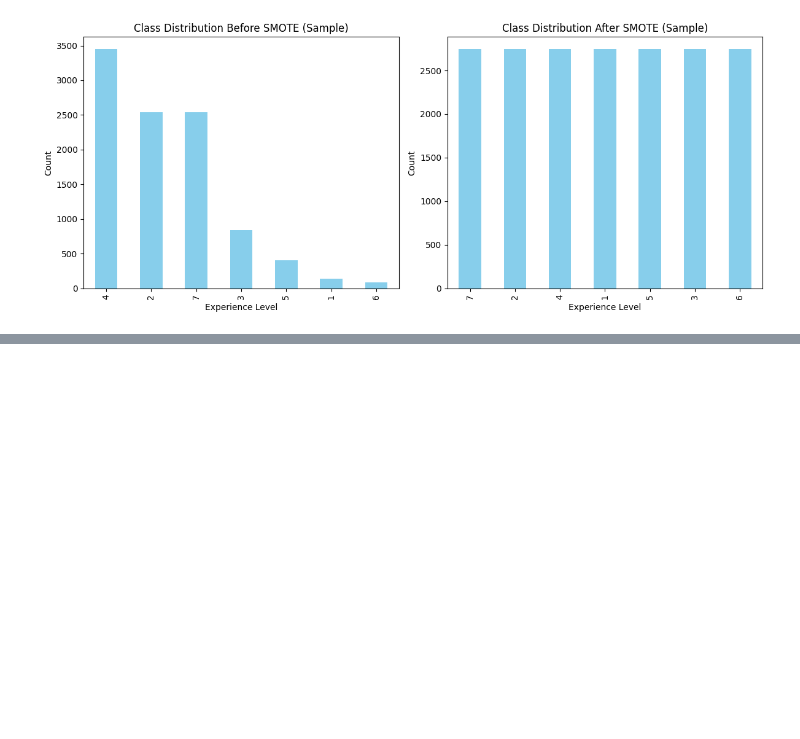
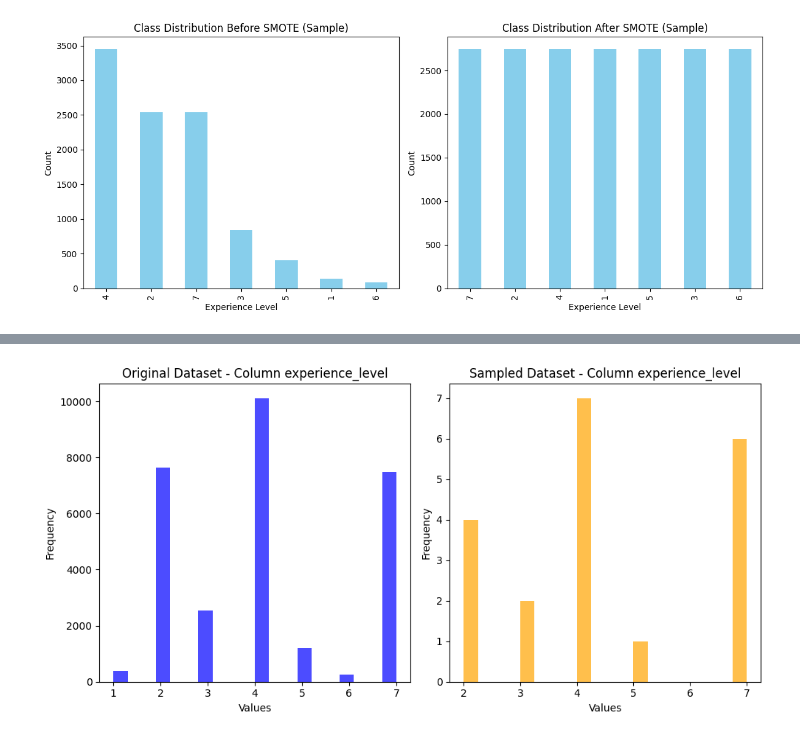
Before and after one commit to FlorianHalimi/LinkedIn-Job-Analysis-Data-Preprocessing-Visualization, a Jupyter notebook: data_preprocessing.ipynb, the cells around one changed output, grey strips where cells are left out. Cells and saved outputs as stored; diff of their text form; code cells hidden in the pictures; blank space fills up the shorter version.

```diff
--- a/data_preprocessing.ipynb
+++ b/data_preprocessing.ipynb
@@ -804,3 +804,10 @@ plt.tight_layout()
 plt.show()
 # %% [output]
 [figure]
+# %%
+# Random sampling from the dataset
+sample_size = 20
+sample = cleaned_df.sample(n=sample_size, random_state=42)  # Random state for reproducibility
+
+# Display the sampled data
+sample.head(100)
@@ -806,0 +832,22 @@ plt.show()
+# %%
+# Assuming 'A' column is one of the columns in your dataset
+plt.figure(figsize=(10, 5))
+
+# Original dataset histogram
+plt.subplot(1, 2, 1)
+plt.hist(cleaned_df['experience_level'], bins=20, color='blue', alpha=0.7)
+plt.title('Original Dataset - Column experience_level')
+plt.xlabel('Values')
+plt.ylabel('Frequency')
+
+# Sampled dataset histogram
+plt.subplot(1, 2, 2)
+plt.hist(sample['experience_level'], bins=20, color='orange', alpha=0.7)
+plt.title('Sampled Dataset - Column experience_level')
+plt.xlabel('Values')
+plt.ylabel('Frequency')
+
+plt.tight_layout()
+plt.show()
+# %% [output]
+[figure, added]
```
Also changed, not shown: parts of 5 cells of this notebook.
